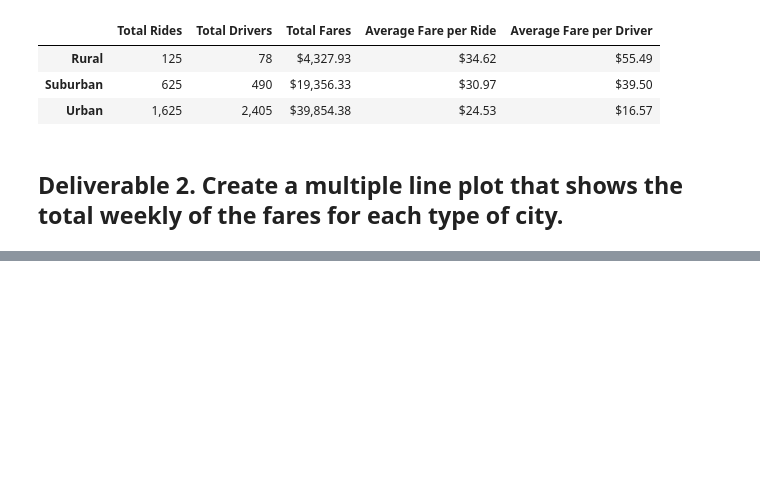
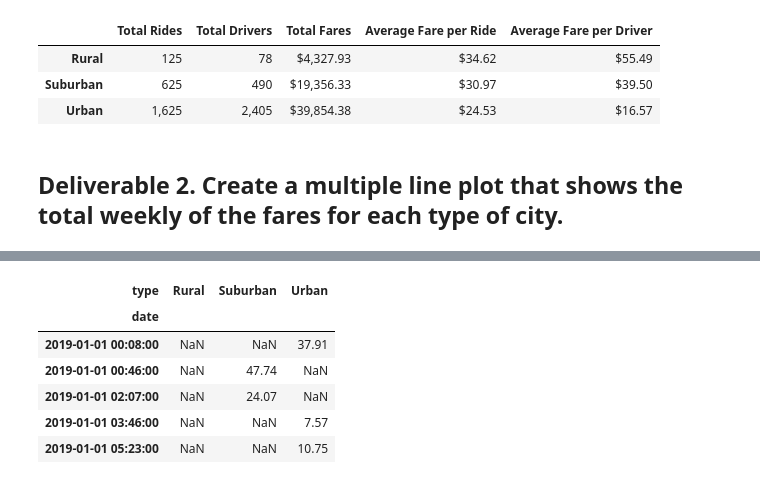
Before and after one commit to ccwillmore/PyBer_Analysis, a Jupyter notebook: PyBer_Challenge.ipynb, the cells around one changed output, grey strips where cells are left out. Cells and saved outputs as stored; diff of their text form; code cells hidden in the pictures; blank space fills up the shorter version.

```diff
--- a/PyBer_Challenge.ipynb
+++ b/PyBer_Challenge.ipynb
@@ -94,5 +123,15 @@ pyber_summary_df.head()
 # %%
 # 4. Create a pivot table with the 'date' as the index, the columns ='type', and values='fare'
 # to get the total fares for each type of city by the date.
+pivot_by_dates = fares_by_type_and_date_df.pivot(index = 'date', columns = 'type',values = 'fare')
+pivot_by_dates.head()
+# %% [output]
+| type | Rural | Suburban | Urban |
+| date |  |  |  |
+| 2019-01-01 00:08:00 | NaN | NaN | 37.91 |
+| 2019-01-01 00:46:00 | NaN | 47.74 | NaN |
+| 2019-01-01 02:07:00 | NaN | 24.07 | NaN |
+| 2019-01-01 03:46:00 | NaN | NaN | 7.57 |
+| 2019-01-01 05:23:00 | NaN | NaN | 10.75 |
 # %%
 # 5. Create a new DataFrame from the pivot table DataFrame using loc on the given dates, '2019-01-01':'2019-04-29'.
```
Also changed, not shown: parts of 9 cells of this notebook.
